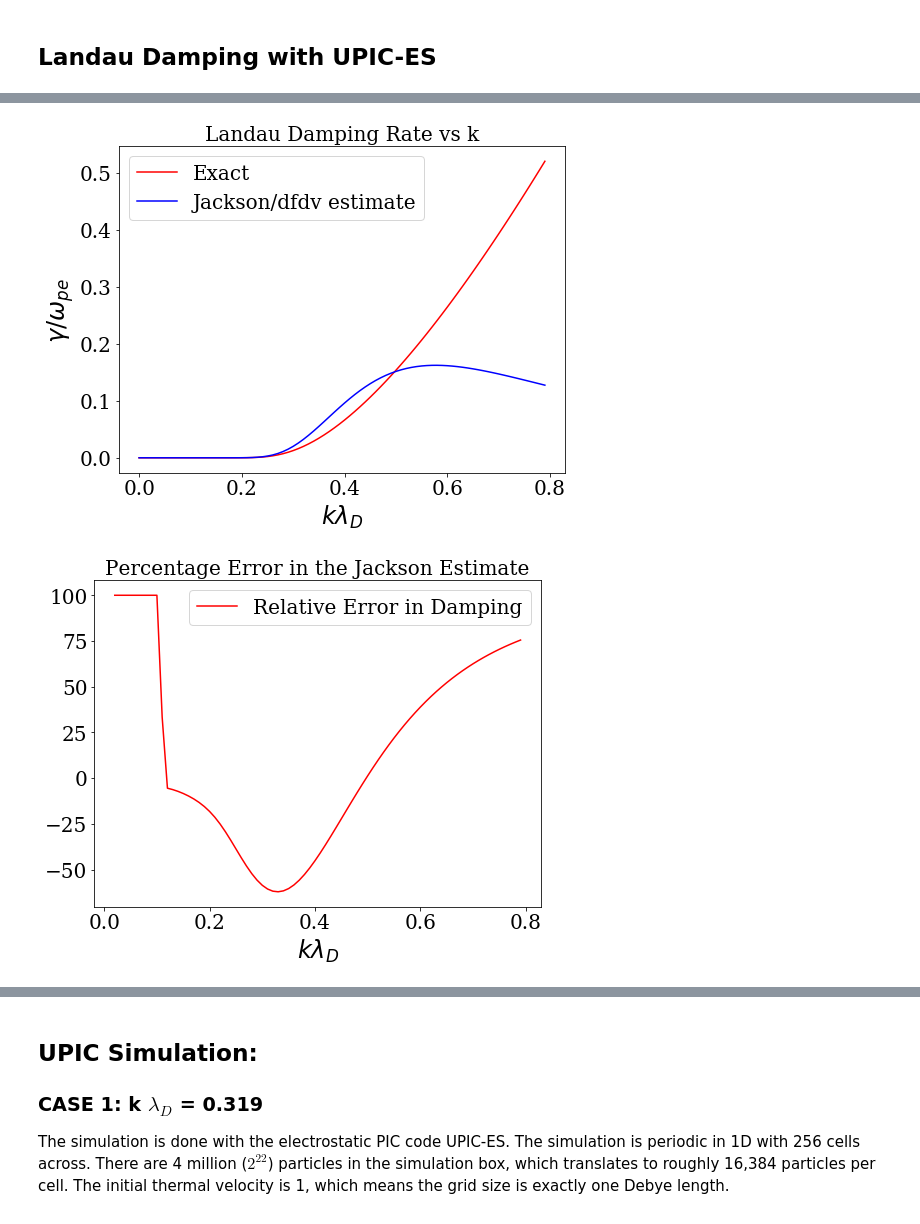
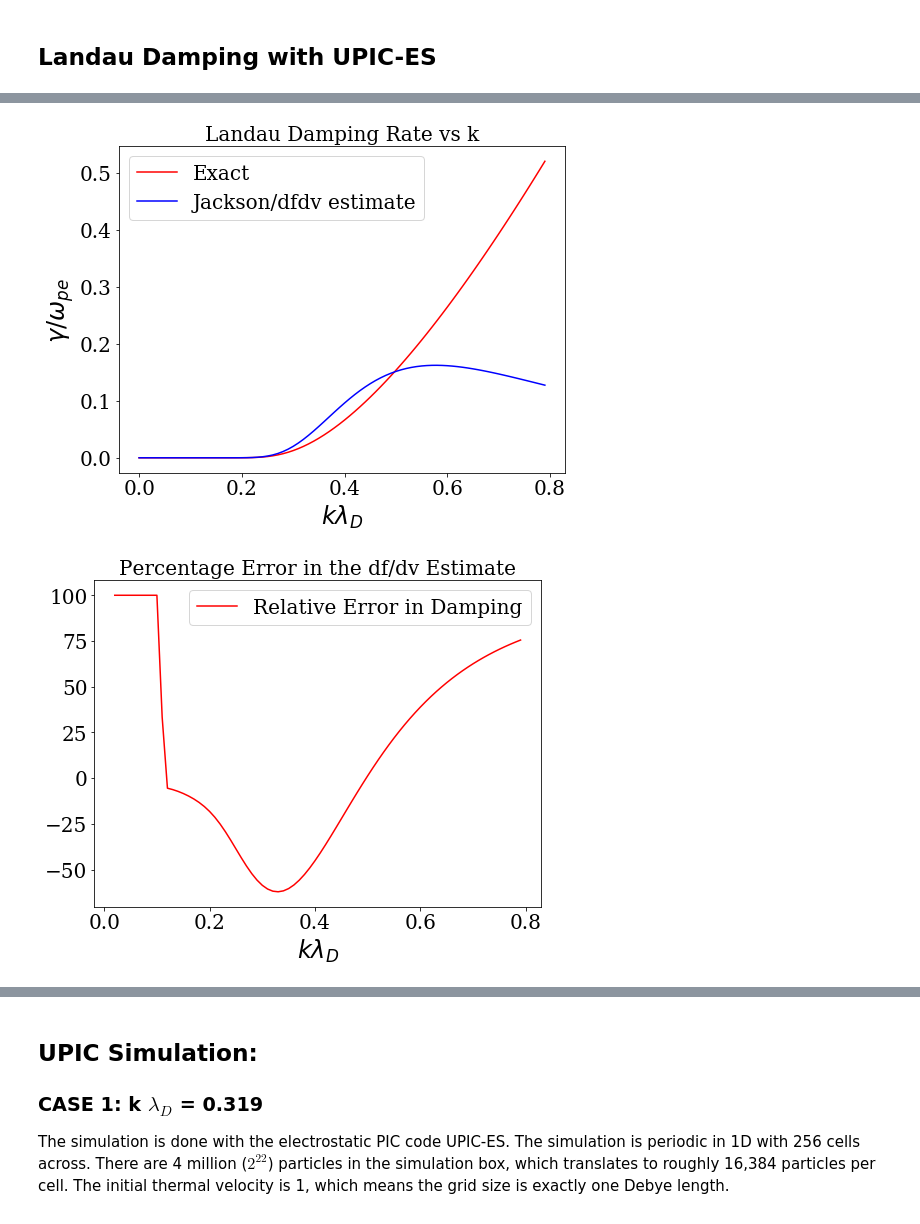
Before and after one commit to UCLA-Plasma-Simulation-Group/JupyterPIC, a Jupyter notebook: dev/Landau-Damping/landau-damping.ipynb, the cells around one changed output, grey strips where cells are left out. Drawn from its saved outputs; the diff is of its cells as text; code cells hidden in the pictures.

```diff
--- a/dev/Landau-Damping/landau-damping.ipynb
+++ b/dev/Landau-Damping/landau-damping.ipynb
@@ -128,35 +273,35 @@ plt.title('Landau Damping Rate vs k')
 # plt.xlim(0,0.3)
 plt.legend()
 
 
 plt.show()
 
 
 plt.figure(figsize=(8,6))
 plt.plot(karray[2:],100*(1-np.abs(damping_estimate[2:]/np.abs(damping[2:]))),'r',label='Relative Error in Damping')
 plt.legend()
 plt.xlabel('$k \lambda_D$')
 
-plt.title('Percentage Error in the Jackson Estimate')
+plt.title('Percentage Error in the df/dv Estimate')
 plt.show()
 landau_exact=scipy.interpolate.interp1d(karray,np.abs(damping),kind='cubic')
 landau_estimate=scipy.interpolate.interp1d(karray,damping_estimate,kind='cubic')
 
 
 
 plt.figure(figsize=(8,6))
 bohm_gross=(1+3*karray*karray)
 plt.plot(karray,bohm_gross,'b',label='Bohm Gross')
 plt.plot(karray, frequency,'r', label='Exact')
 plt.title('Exact Frequency vs Bohm Gross Dispersion')
 plt.xlabel('$k \lambda_D$')
 
 
 plt.legend()
 plt.show()
 # %% [output]
 [figure]
-[figure, old version]
+[figure, new version]
 [figure]
 # %% [markdown]
 ## UPIC Simulation:
```
Also changed, not shown: parts of 9 cells of this notebook, 3 other files.
